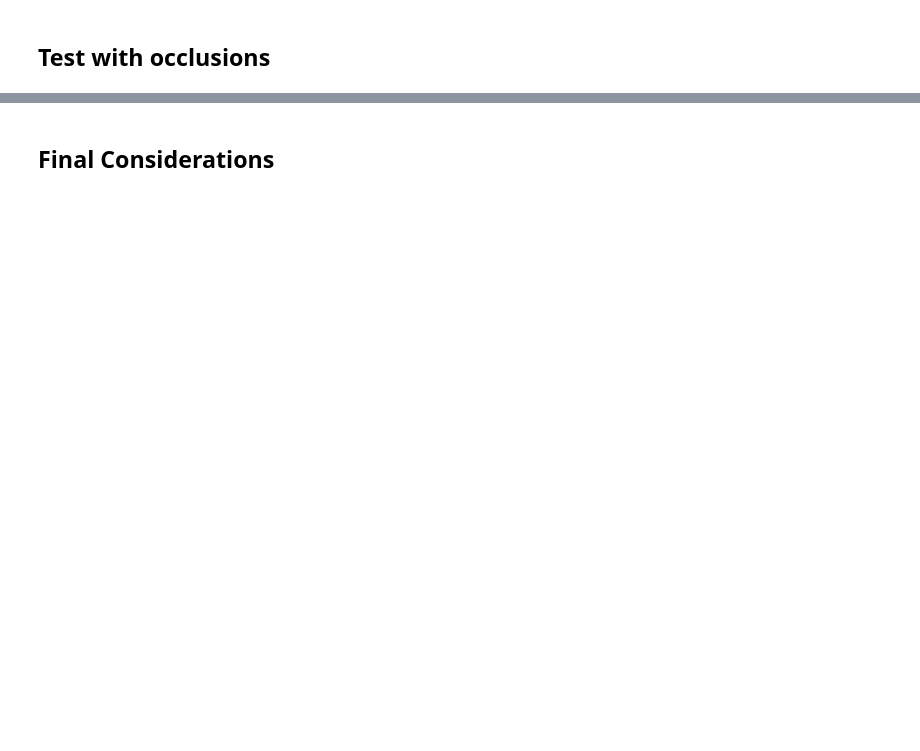
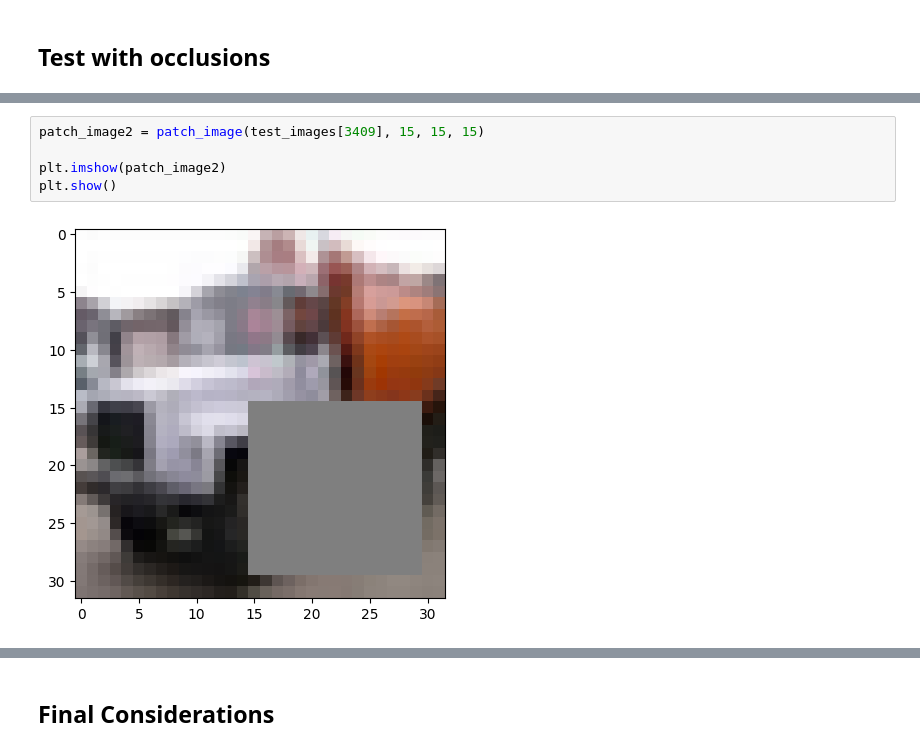
Before and after one commit to lilf4p/ispr-midterm, a Jupyter notebook: midterm3/image_classification.ipynb, the cells around one changed output, grey strips where cells are left out. Cells and saved outputs as stored; diff of their text form; blank space fills up the shorter version.

```diff
--- a/midterm3/image_classification.ipynb
+++ b/midterm3/image_classification.ipynb
@@ -242,0 +280,7 @@ bird: 0.001641107490286231
+# %%
+patch_image2 = patch_image(test_images[3409], 15, 15, 15)
+
+plt.imshow(patch_image2)
+plt.show()
+# %% [output]
+[figure, added]
```
Also changed, not shown: parts of 20 cells of this notebook.
